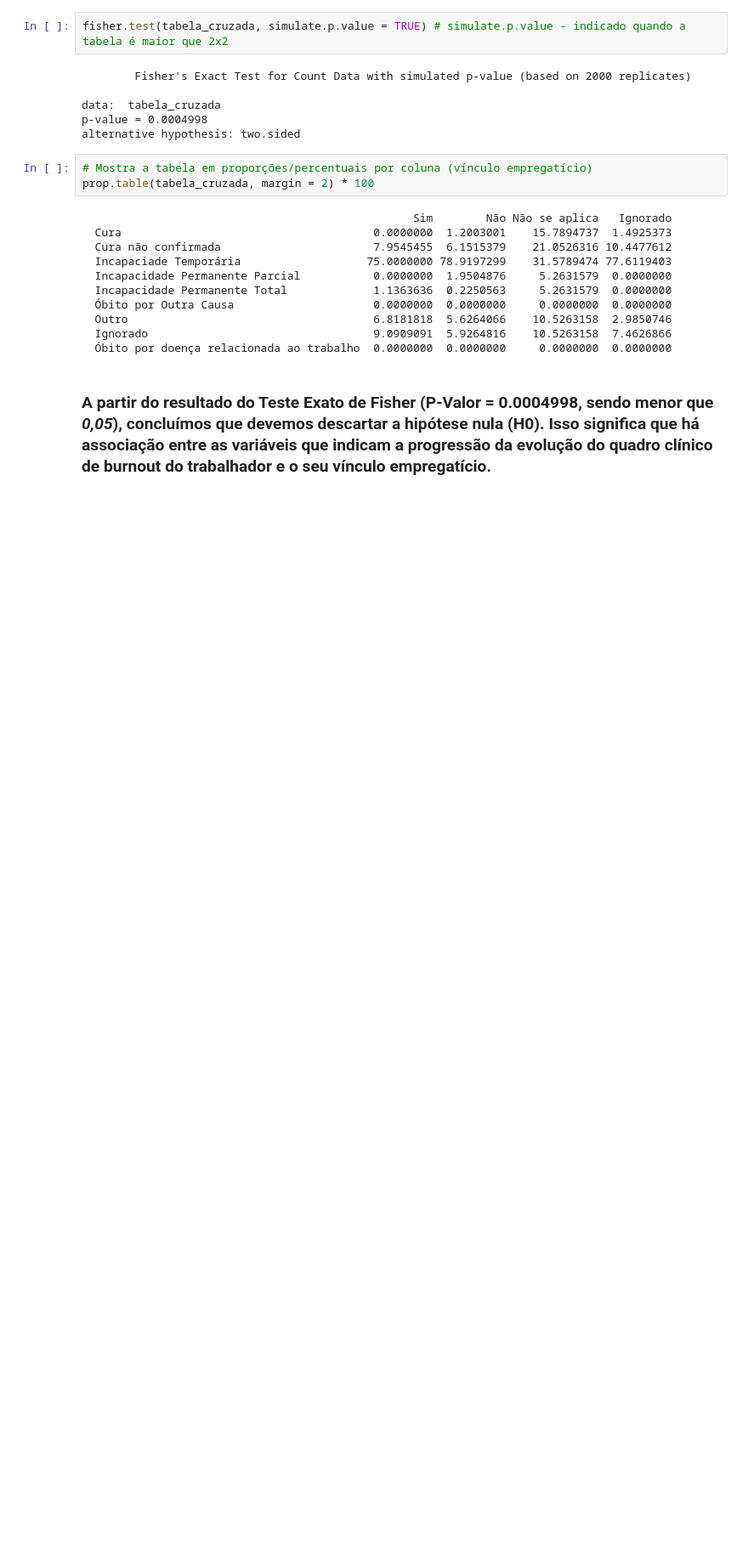
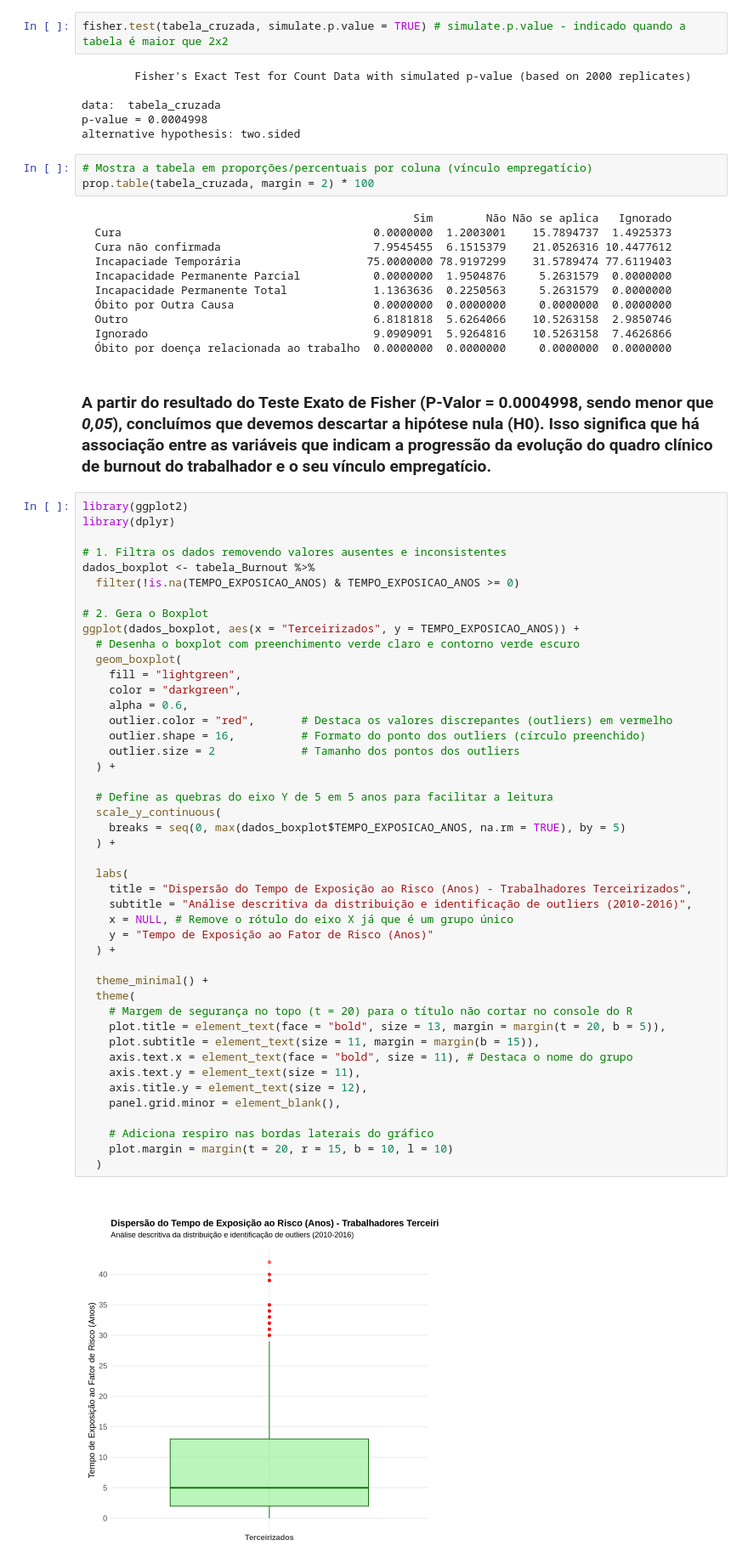
Before and after one commit to gabrielwai/Burnout-DataSUS, a Jupyter notebook: Burnout-DataSUS.ipynb, the cells around one changed output. Shown at 85% size. Saved outputs shown, nothing was run; the diff lists cells and outputs as text; blank space fills up the shorter version.

```diff
--- a/Burnout-DataSUS.ipynb
+++ b/Burnout-DataSUS.ipynb
@@ -1548,3 +1632,50 @@ prop.table(tabela_cruzada, margin = 2) * 100
   Óbito por doença relacionada ao trabalho  0.0000000  0.0000000     0.0000000  0.0000000
 # %% [markdown]
 ### A partir do resultado do Teste Exato de Fisher (**P-Valor = 0.0004998**, sendo **menor que** *0,05*), concluímos que devemos descartar a hipótese nula (H0). Isso significa que há associação entre as variáveis que indicam a progressão da evolução do quadro clínico de burnout do trabalhador e o seu vínculo empregatício.
+# %%
+library(ggplot2)
+library(dplyr)
+
+# 1. Filtra os dados removendo valores ausentes e inconsistentes
+dados_boxplot <- tabela_Burnout %>%
+  filter(!is.na(TEMPO_EXPOSICAO_ANOS) & TEMPO_EXPOSICAO_ANOS >= 0)
+
+# 2. Gera o Boxplot
+ggplot(dados_boxplot, aes(x = "Terceirizados", y = TEMPO_EXPOSICAO_ANOS)) +
+  # Desenha o boxplot com preenchimento verde claro e contorno verde escuro
+  geom_boxplot(
+    fill = "lightgreen",
+    color = "darkgreen",
+    alpha = 0.6,
+    outlier.color = "red",       # Destaca os valores discrepantes (outliers) em vermelho
+    outlier.shape = 16,          # Formato do ponto dos outliers (círculo preenchido)
+    outlier.size = 2             # Tamanho dos pontos dos outliers
+  ) +
+
+  # Define as quebras do eixo Y de 5 em 5 anos para facilitar a leitura
+  scale_y_continuous(
+    breaks = seq(0, max(dados_boxplot$TEMPO_EXPOSICAO_ANOS, na.rm = TRUE), by = 5)
+  ) +
+
+  labs(
+    title = "Dispersão do Tempo de Exposição ao Risco (Anos) - Trabalhadores Terceirizados",
+    subtitle = "Análise descritiva da distribuição e identificação de outliers (2010-2016)",
+    x = NULL, # Remove o rótulo do eixo X já que é um grupo único
+    y = "Tempo de Exposição ao Fator de Risco (Anos)"
+  ) +
+
+  theme_minimal() +
+  theme(
+    # Margem de segurança no topo (t = 20) para o título não cortar no console do R
+    plot.title = element_text(face = "bold", size = 13, margin = margin(t = 20, b = 5)),
+    plot.subtitle = element_text(size = 11, margin = margin(b = 15)),
+    axis.text.x = element_text(face = "bold", size = 11), # Destaca o nome do grupo
+    axis.text.y = element_text(size = 11),
+    axis.title.y = element_text(size = 12),
+    panel.grid.minor = element_blank(),
+
+    # Adiciona respiro nas bordas laterais do gráfico
+    plot.margin = margin(t = 20, r = 15, b = 10, l = 10)
+  )
+# %% [output]
+[figure, added]
```
Also changed, not shown: parts of 6 cells of this notebook.
